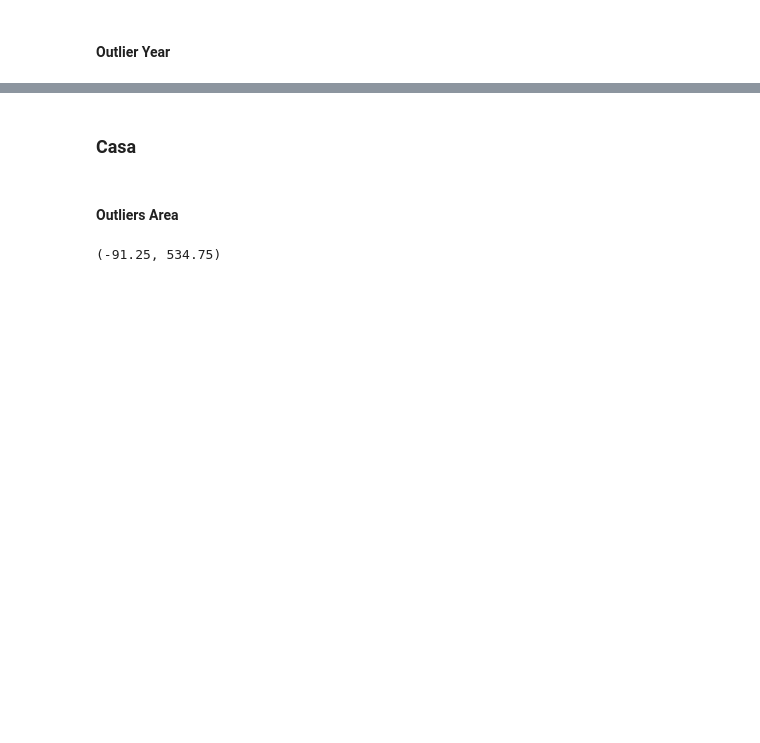
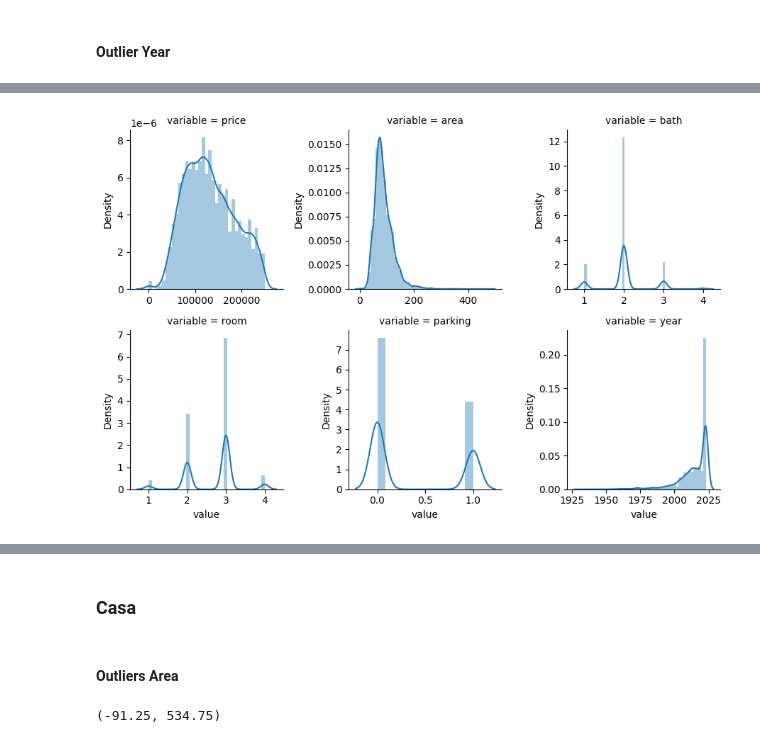
Before and after one commit to HugoGT/Vibi_model, a Jupyter notebook: ETL/EDA.ipynb, the cells around one changed output, grey strips where cells are left out. Saved outputs shown, nothing was run; the diff lists cells and outputs as text; code cells hidden in the pictures; blank space fills up the shorter version.

```diff
--- a/ETL/EDA.ipynb
+++ b/ETL/EDA.ipynb
@@ -292,6 +336,8 @@ df_departamento.loc[df_departamento['year'] == 0]
 # %%
-mask = (df_departamento['year'] != 0) & (df_departamento['year'] != 2023)
-new_year = int(df_departamento.loc[mask, 'year'].median())
-df_departamento['year'] = df_departamento['year'].replace(0, new_year)
+# mask = (df_departamento['year'] != 0) & (df_departamento['year'] != 2023)
+# new_year = int(df_departamento.loc[mask, 'year'].median())
+mask = df_departamento['year'] == 0
+size = df_departamento.loc[mask].shape[0]
+df_departamento.loc[mask, 'year'] = np.random.normal(2010, 5, size).astype(int)
 df_departamento.shape
 # %% [output]
@@ -314,7 +344,0 @@ df_departamento.price.max()
-# %%
-mask = df_departamento['price'] > 250000
-df_departamento = df_departamento.loc[~mask]
-# %%
-mask = df_departamento['price'] > 100
-df_departamento = df_departamento.loc[mask]
-df_departamento.shape
@@ -322,0 +345,5 @@ df_departamento.shape
+# %%
+mask = df_departamento['year'] > 2023
+df_departamento.loc[mask, 'year'] = [2023] * df_departamento.loc[mask].shape[0]
+df_departamento['year'] = df_departamento['year'].astype(int)
+df_departamento['year'].value_counts()
@@ -322,0 +364,6 @@ df_departamento.shape
+# %%
+f = pd.melt(df_departamento.iloc[:,:-1], value_vars=df_departamento.columns[:-1])
+g = sns.FacetGrid(f, col="variable",  col_wrap=3, sharex=False, sharey=False)
+g = g.map(sns.distplot, "value")
+# %% [output]
+[figure, added]
```
Also changed, not shown: parts of 51 cells of this notebook.
